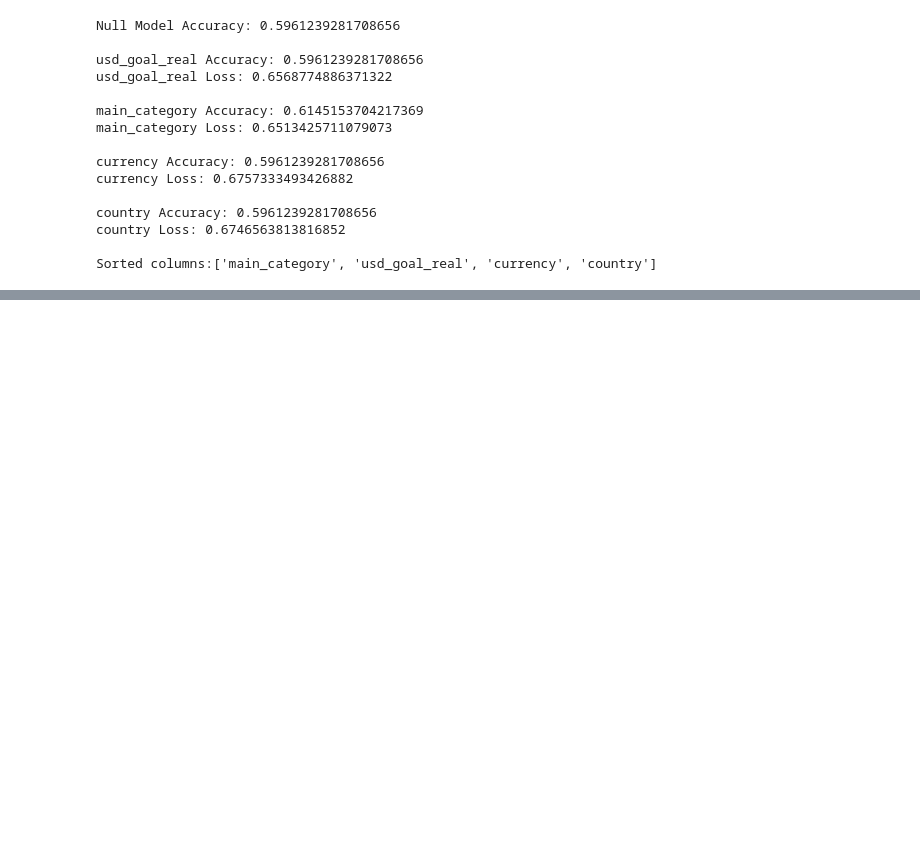
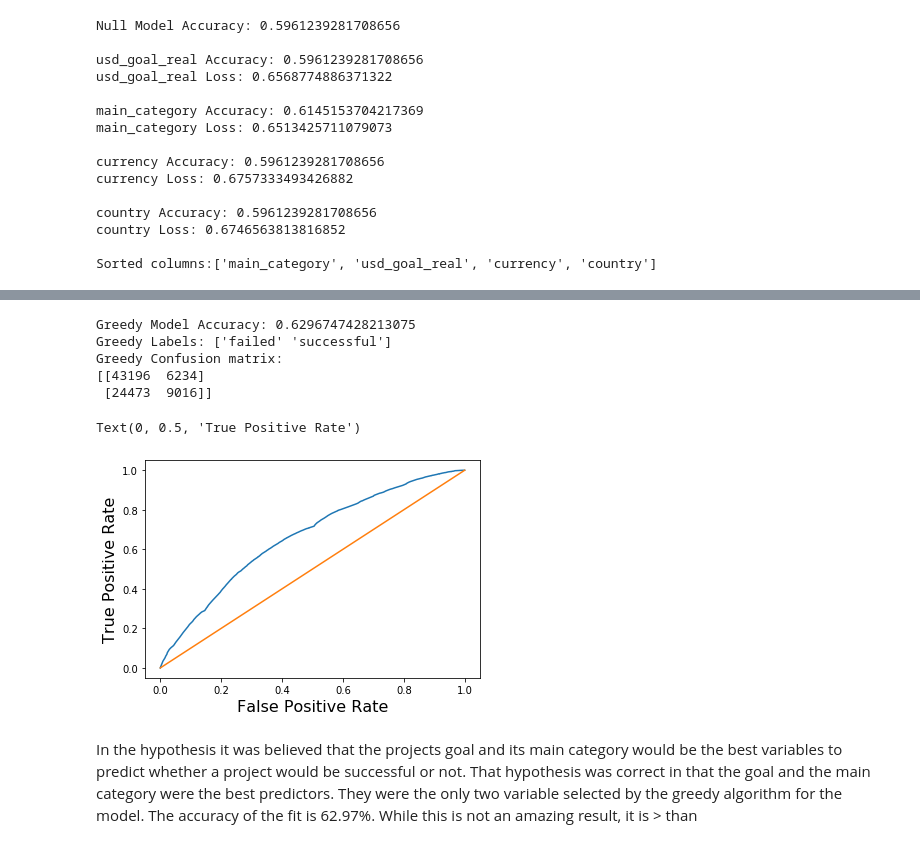
Before and after one commit to Beihoffmc/DataScienceFinalPresentation, a Jupyter notebook: Kickstarter2.ipynb, the cells around one changed output, grey strips where cells are left out. Drawn from its saved outputs; the diff is of its cells as text; code cells hidden in the pictures; blank space fills up the shorter version.

```diff
--- a/Kickstarter2.ipynb
+++ b/Kickstarter2.ipynb
@@ -568,0 +627,43 @@ Sorted columns:['main_category', 'usd_goal_real', 'currency', 'country']
+# %%
+X_train, X_test = create_feature_matrices(df_train,
+                                          df_test,
+                                          base_model_columns,
+                                          dummy_columns)
+
+lr_greedy = SGDClassifier(max_iter=10000, loss="log")
+lr_greedy.fit(X_train, y_train)
+pred_state_greedy = lr_greedy.predict(X_test)
+trial_accuracy = accuracy_score(y_test, pred_state_greedy)
+cm = confusion_matrix(y_test, pred_state_greedy)
+print()
+print("Greedy Model Accuracy:", trial_accuracy)
+print("Greedy Labels:", encoder.classes_)
+print("Greedy Confusion matrix:")
+print(cm)
+# %% [output]
+Greedy Model Accuracy: 0.6296747428213075
+Greedy Labels: ['failed' 'successful']
+Greedy Confusion matrix:
+[[43196  6234]
+ [24473  9016]]
+# %%
+from sklearn.metrics import roc_curve
+
+pred_proba = lr_greedy.predict_proba(X_test)
+
+# turn multiclass problem into binary problem
+pred_proba_1 = 1.0 - pred_proba[:, 0]
+y_test_1 = [0 if y == 0 else 1 for y in y_test]
+
+fpr, tpr, _ = roc_curve(y_test_1, pred_proba_1)
+
+plt.plot(fpr, tpr)
+plt.plot([0.0, 1.0], [0.0, 1.0])
+plt.xlabel("False Positive Rate", fontsize=16)
+plt.ylabel("True Positive Rate", fontsize=16)
+# %% [output]
+Text(0, 0.5, 'True Positive Rate')
+[figure, added]
+# %% [markdown]
+In the hypothesis it was believed that the projects goal and its main category would be the best variables to predict whether a project would be successful or not. That hypothesis was correct in that the goal and the main category were the best predictors. They were the only two variable selected by the greedy algorithm for the model.
+The accuracy of the fit is 62.97%. While this is not an amazing result, it is > than
```
Also changed, not shown: parts of 1 cell of this notebook.
